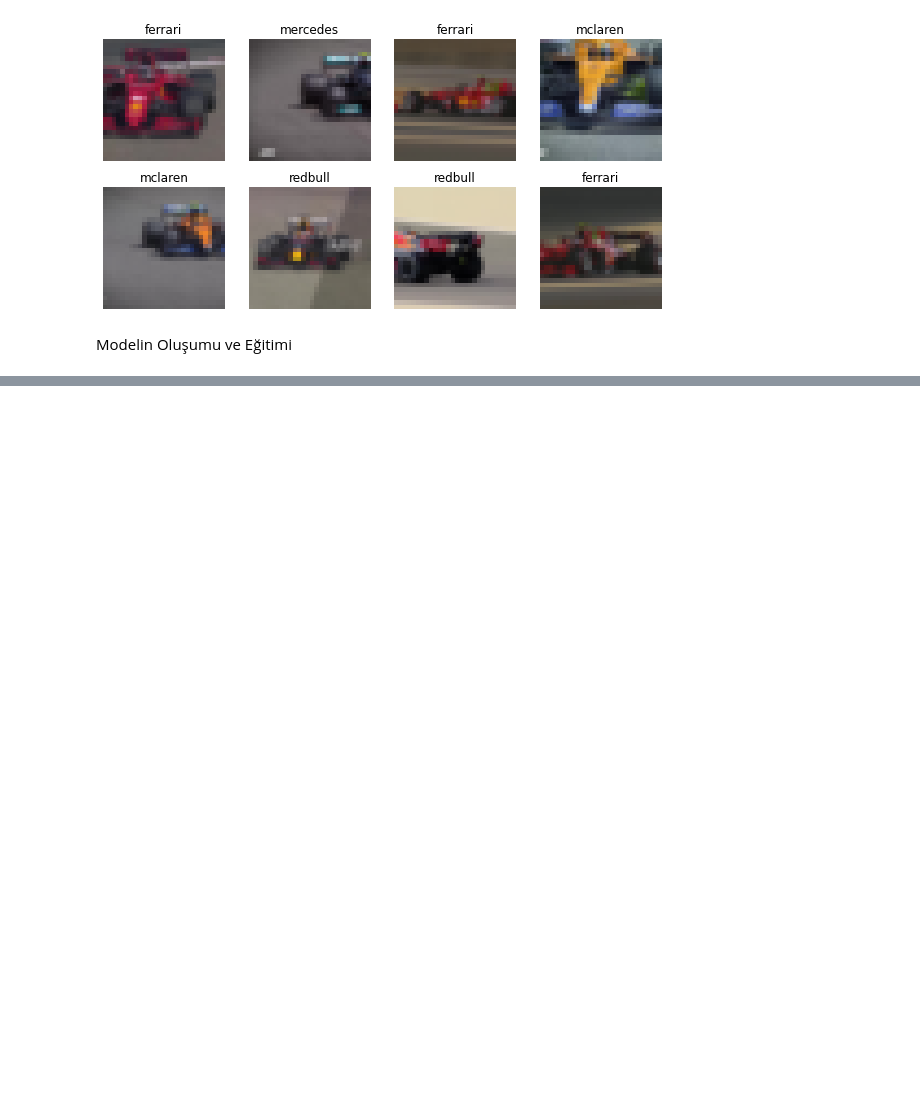
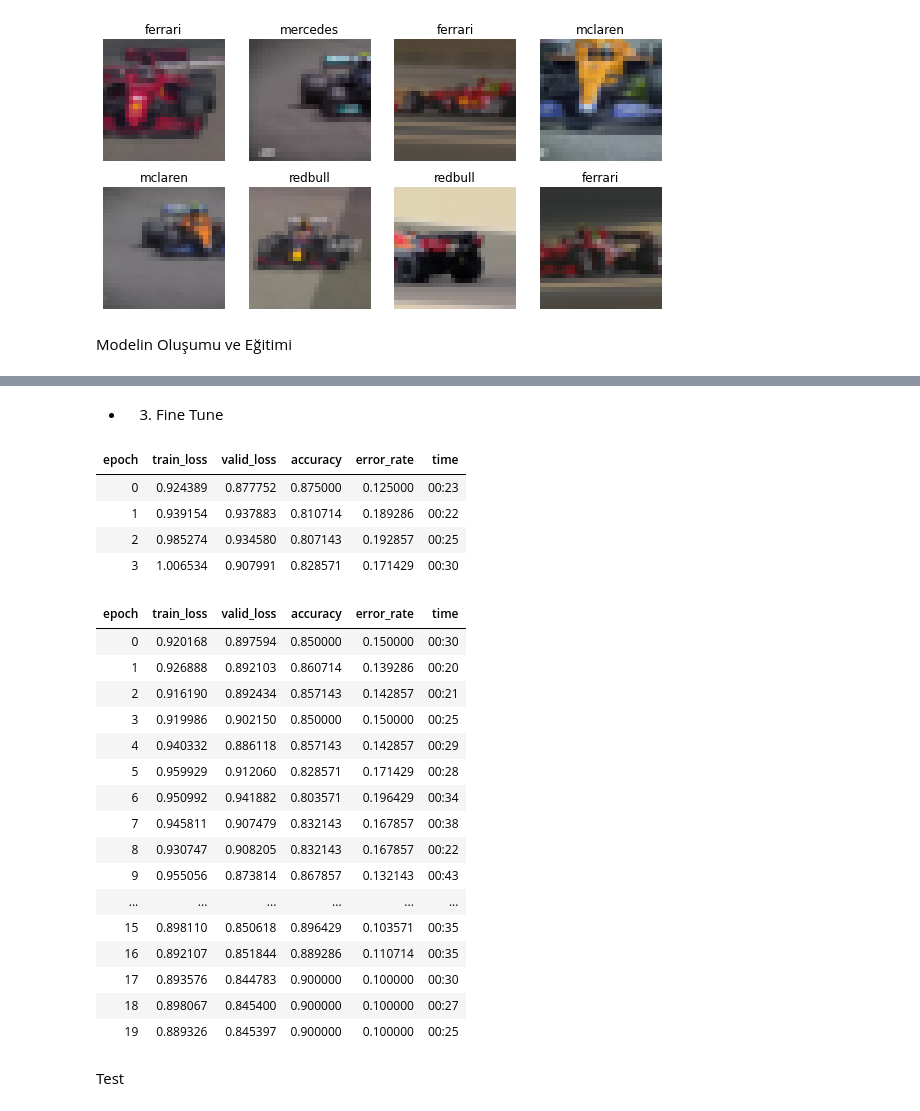
Before and after one commit to omeryildizce/Yapay_Zeka_ve_Bilgisayarli_Goru, a Jupyter notebook: Bolum_03_FastAi/c01_FastAi.ipynb, the cells around one changed output, grey strips where cells are left out. Drawn from its saved outputs; the diff is of its cells as text; code cells hidden in the pictures; blank space fills up the shorter version.

```diff
--- a/Bolum_03_FastAi/c01_FastAi.ipynb
+++ b/Bolum_03_FastAi/c01_FastAi.ipynb
@@ -109,0 +155,29 @@ Callbacks:
+# %% [markdown]
+- 3. Fine Tune
+# %%
+learn.fine_tune(20,freeze_epochs=4)
+# %% [output]
+| epoch | train_loss | valid_loss | accuracy | error_rate | time |
+| 0 | 0.924389 | 0.877752 | 0.875000 | 0.125000 | 00:23 |
+| 1 | 0.939154 | 0.937883 | 0.810714 | 0.189286 | 00:22 |
+| 2 | 0.985274 | 0.934580 | 0.807143 | 0.192857 | 00:25 |
+| 3 | 1.006534 | 0.907991 | 0.828571 | 0.171429 | 00:30 |
+| epoch | train_loss | valid_loss | accuracy | error_rate | time |
+| 0 | 0.920168 | 0.897594 | 0.850000 | 0.150000 | 00:30 |
+| 1 | 0.926888 | 0.892103 | 0.860714 | 0.139286 | 00:20 |
+| 2 | 0.916190 | 0.892434 | 0.857143 | 0.142857 | 00:21 |
+| 3 | 0.919986 | 0.902150 | 0.850000 | 0.150000 | 00:25 |
+| 4 | 0.940332 | 0.886118 | 0.857143 | 0.142857 | 00:29 |
+| 5 | 0.959929 | 0.912060 | 0.828571 | 0.171429 | 00:28 |
+| 6 | 0.950992 | 0.941882 | 0.803571 | 0.196429 | 00:34 |
+| 7 | 0.945811 | 0.907479 | 0.832143 | 0.167857 | 00:38 |
+| 8 | 0.930747 | 0.908205 | 0.832143 | 0.167857 | 00:22 |
+| 9 | 0.955056 | 0.873814 | 0.867857 | 0.132143 | 00:43 |
+| ... | ... | ... | ... | ... | ... |
+| 15 | 0.898110 | 0.850618 | 0.896429 | 0.103571 | 00:35 |
+| 16 | 0.892107 | 0.851844 | 0.889286 | 0.110714 | 00:35 |
+| 17 | 0.893576 | 0.844783 | 0.900000 | 0.100000 | 00:30 |
+| 18 | 0.898067 | 0.845400 | 0.900000 | 0.100000 | 00:27 |
+| 19 | 0.889326 | 0.845397 | 0.900000 | 0.100000 | 00:25 |
+# %% [markdown]
+Test
```
Also changed, not shown: parts of 9 cells of this notebook.
